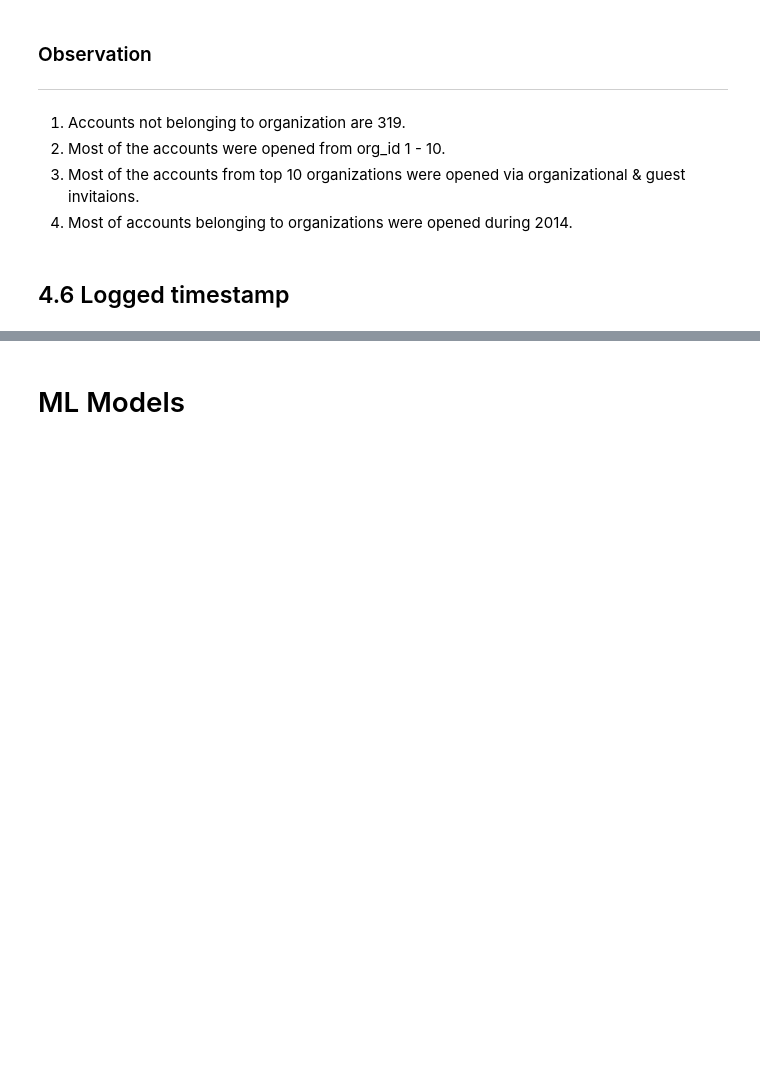
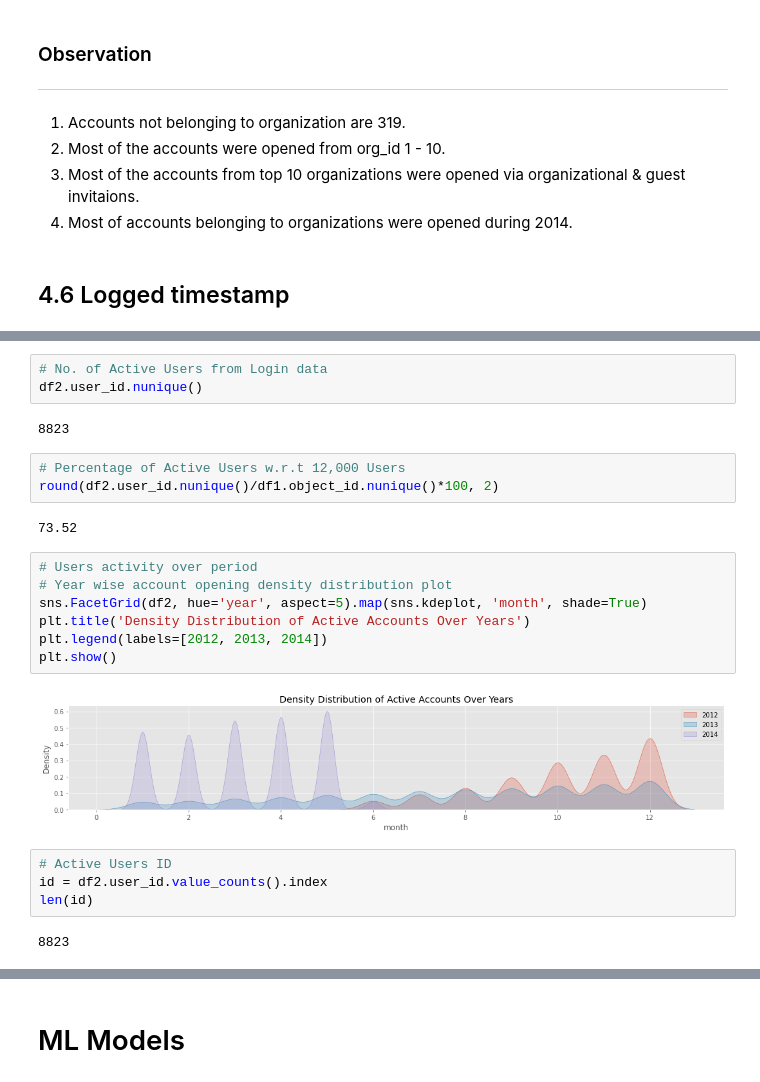
Before and after one commit to Jeyramana/GUVI_Assignments, a Jupyter notebook: Assignment_3/user.ipynb, the cells around one changed output, grey strips where cells are left out. Cells and saved outputs as stored; diff of their text form; blank space fills up the shorter version.

Commit message:
Active users done

```diff
--- a/Assignment_3/user.ipynb
+++ b/Assignment_3/user.ipynb
@@ -965,0 +996,25 @@ plt.show()
+# %%
+# No. of Active Users from Login data
+df2.user_id.nunique()
+# %% [output]
+8823
+# %%
+# Percentage of Active Users w.r.t 12,000 Users
+round(df2.user_id.nunique()/df1.object_id.nunique()*100, 2)
+# %% [output]
+73.52
+# %%
+# Users activity over period
+# Year wise account opening density distribution plot
+sns.FacetGrid(df2, hue='year', aspect=5).map(sns.kdeplot, 'month', shade=True)
+plt.title('Density Distribution of Active Accounts Over Years')
+plt.legend(labels=[2012, 2013, 2014])
+plt.show()
+# %% [output]
+[figure, added]
+# %%
+# Active Users ID
+id = df2.user_id.value_counts().index
+len(id)
+# %% [output]
+8823
```
Also changed, not shown: parts of 15 cells of this notebook.
